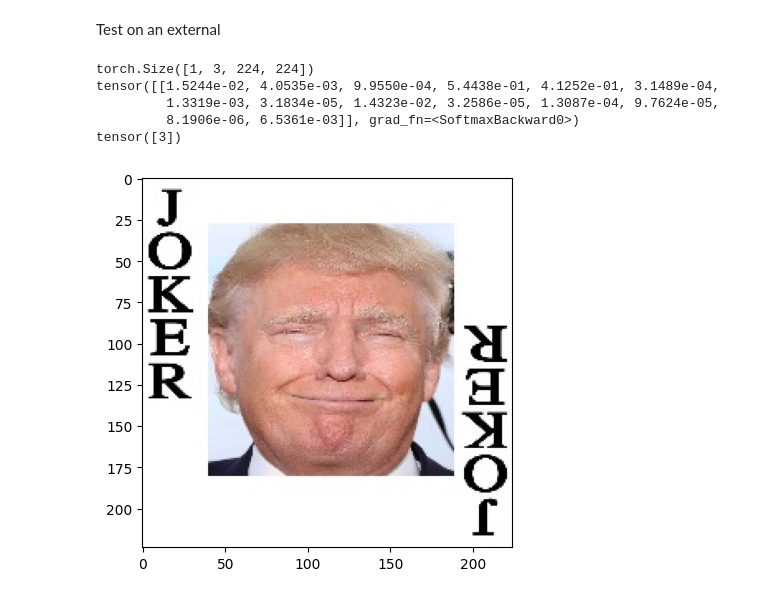
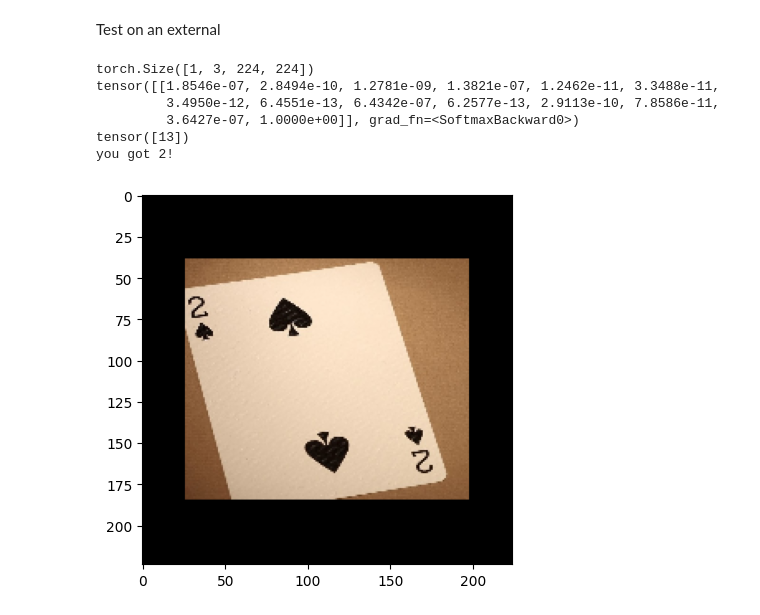
Before and after one commit to francomano/Cards_Classification_Kaggle, a Jupyter notebook: stuff.ipynb, the cells around one changed output. Saved outputs shown, nothing was run; the diff lists cells and outputs as text; code cells hidden in the pictures.

```diff
--- a/stuff.ipynb
+++ b/stuff.ipynb
@@ -246,7 +245,7 @@ MobileNetV3(
 )
 # %%
 loss = nn.CrossEntropyLoss()  #requires 1-hot encoding
-optimizer = optim.Adam(net.parameters(), lr=0.0001)        #0.01 for mobilenet-v3 SGD
+optimizer = optim.SGD(net.parameters(), lr=0.01,momentum=0.9)        #0.01 for mobilenet-v3 with SGD(momentum=0.9), 0.0001 with Adam
 scheduler = optim.lr_scheduler.ExponentialLR(optimizer, gamma=0.99)
 # %%
 def correct_predictions(prediction, target):
@@ -374,34 +377,35 @@ Test on an external
 # %%
 
 #img = PIL.Image.open("./841_001.jpg")
-#img= PIL.Image.open("2_picche.jpg")
+img= PIL.Image.open("2_picche.jpg")
 #img=PIL.Image.open("archive/test/two of spades/5.jpg")
 #img=PIL.Image.open("archive/test/ace of hearts/1.jpg")
-img=PIL.Image.open("archive/test/joker/1.jpg")
+#img=PIL.Image.open("archive/train/joker/007.jpg")
 img=TF.to_tensor(img)
-#img=TF.center_crop(img,[600,600])
-#img=TF.center_crop(img,[920,780])   #for the ace of hearts
-#img=TF.resize(img,[224,224])
+img=TF.center_crop(img,[600,600])
+img=TF.center_crop(img,[920,780])   #for the ace of hearts
+img=TF.resize(img,[224,224])
 plt.imshow(TF.to_pil_image(img))
 img=img.reshape((1,3,224,224))
 
 print(img.shape)
 net.to('cpu')
 net.eval()
 #net.load_state_dict(torch.load("./model"))
 pred=torch.softmax(net(img),dim=1)
 print(pred)
 print(pred.argmax(dim=-1))
 if(pred.argmax(dim=-1)==13):
     print("you got 2!")
 elif(pred.argmax(dim=-1)==0):
     print("you got an ace!")
 elif(pred.argmax(dim=-1)==4):
     print("you got joker!")
 # %% [output]
 torch.Size([1, 3, 224, 224])
-tensor([[1.5244e-02, 4.0535e-03, 9.9550e-04, 5.4438e-01, 4.1252e-01, 3.1489e-04,
-         1.3319e-03, 3.1834e-05, 1.4323e-02, 3.2586e-05, 1.3087e-04, 9.7624e-05,
-         8.1906e-06, 6.5361e-03]], grad_fn=<SoftmaxBackward0>)
-tensor([3])
+tensor([[1.8546e-07, 2.8494e-10, 1.2781e-09, 1.3821e-07, 1.2462e-11, 3.3488e-11,
+         3.4950e-12, 6.4551e-13, 6.4342e-07, 6.2577e-13, 2.9113e-10, 7.8586e-11,
+         3.6427e-07, 1.0000e+00]], grad_fn=<SoftmaxBackward0>)
+tensor([13])
+you got 2!
-[figure, old version]
+[figure, new version]
```
Also changed, not shown: parts of 4 cells of this notebook.
